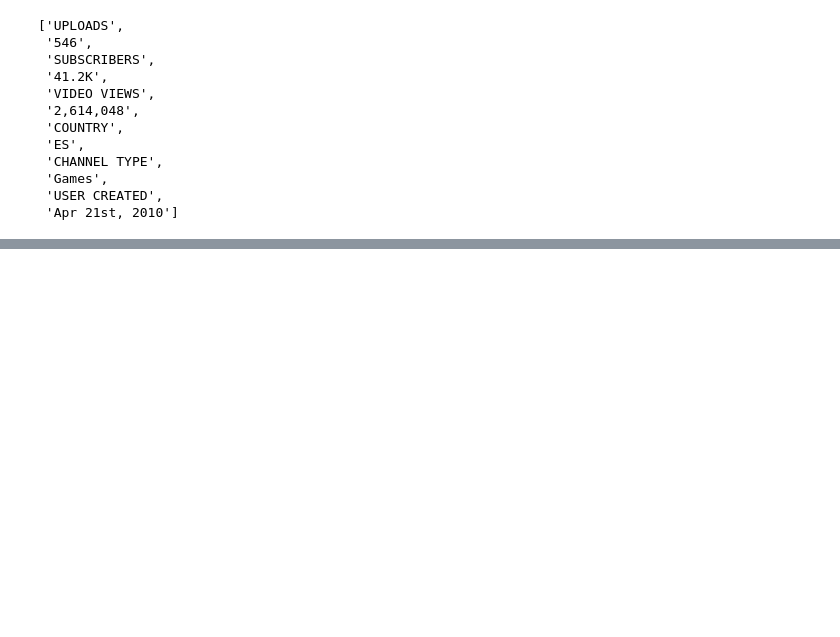
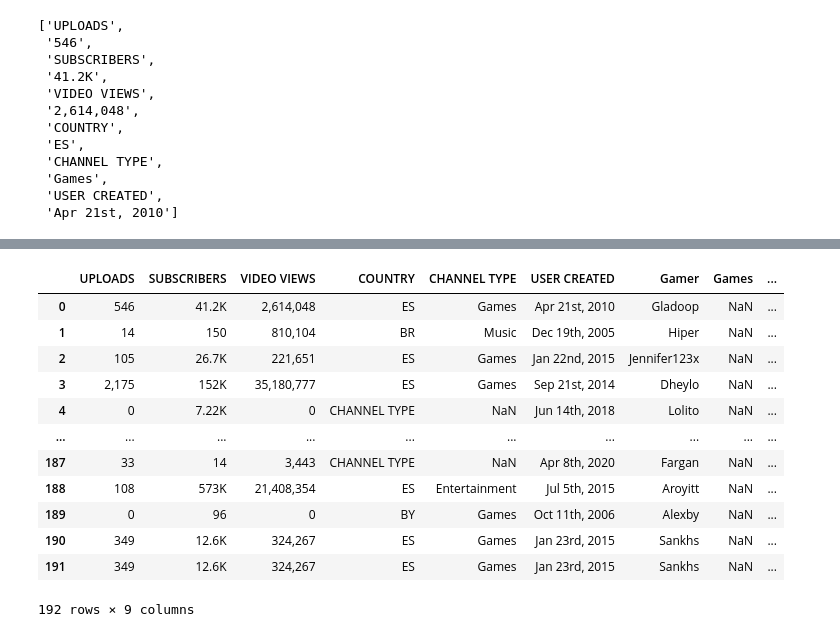
Before and after one commit to giottomillan/project_play, a Jupyter notebook: scrapping.ipynb, the cells around one changed output, grey strips where cells are left out. Drawn from its saved outputs; the diff is of its cells as text; code cells hidden in the pictures; blank space fills up the shorter version.

```diff
--- a/scrapping.ipynb
+++ b/scrapping.ipynb
@@ -395,0 +675,17 @@ url : https://socialblade.com/youtube/user/gladoop
+# %%
+data_gamers = df
+data_gamers
+# %% [output]
+|  | UPLOADS | SUBSCRIBERS | VIDEO VIEWS | COUNTRY | CHANNEL TYPE | USER CREATED | Gamer | Games | ... |
+| 0 | 546 | 41.2K | 2,614,048 | ES | Games | Apr 21st, 2010 | Gladoop | NaN | ... |
+| 1 | 14 | 150 | 810,104 | BR | Music | Dec 19th, 2005 | Hiper | NaN | ... |
+| 2 | 105 | 26.7K | 221,651 | ES | Games | Jan 22nd, 2015 | Jennifer123x | NaN | ... |
+| 3 | 2,175 | 152K | 35,180,777 | ES | Games | Sep 21st, 2014 | Dheylo | NaN | ... |
+| 4 | 0 | 7.22K | 0 | CHANNEL TYPE | NaN | Jun 14th, 2018 | Lolito | NaN | ... |
+| ... | ... | ... | ... | ... | ... | ... | ... | ... | ... |
+| 187 | 33 | 14 | 3,443 | CHANNEL TYPE | NaN | Apr 8th, 2020 | Fargan | NaN | ... |
+| 188 | 108 | 573K | 21,408,354 | ES | Entertainment | Jul 5th, 2015 | Aroyitt | NaN | ... |
+| 189 | 0 | 96 | 0 | BY | Games | Oct 11th, 2006 | Alexby | NaN | ... |
+| 190 | 349 | 12.6K | 324,267 | ES | Games | Jan 23rd, 2015 | Sankhs | NaN | ... |
+| 191 | 349 | 12.6K | 324,267 | ES | Games | Jan 23rd, 2015 | Sankhs | NaN | ... |
+192 rows × 9 columns
```
Also changed, not shown: parts of 15 cells of this notebook, 3 other files.
